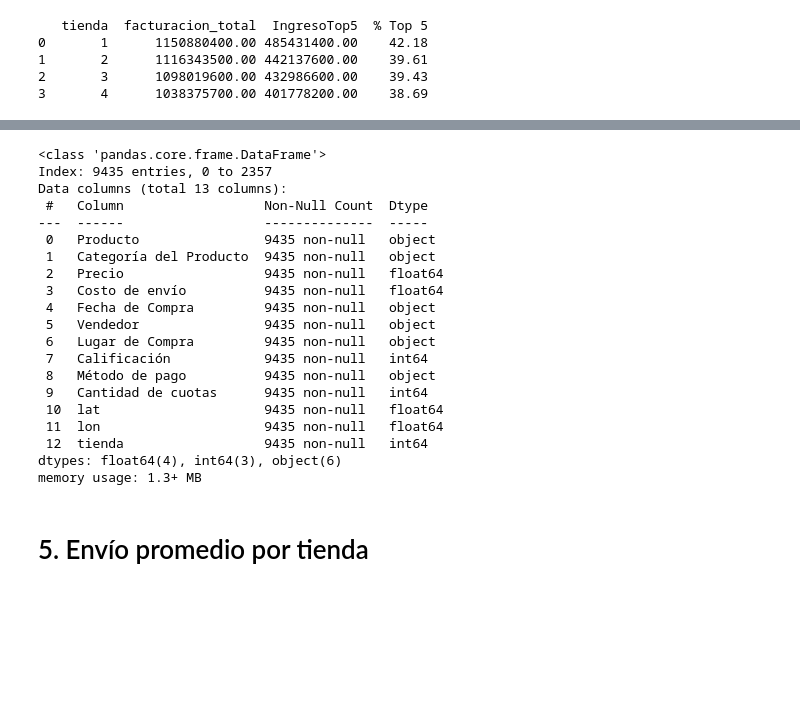
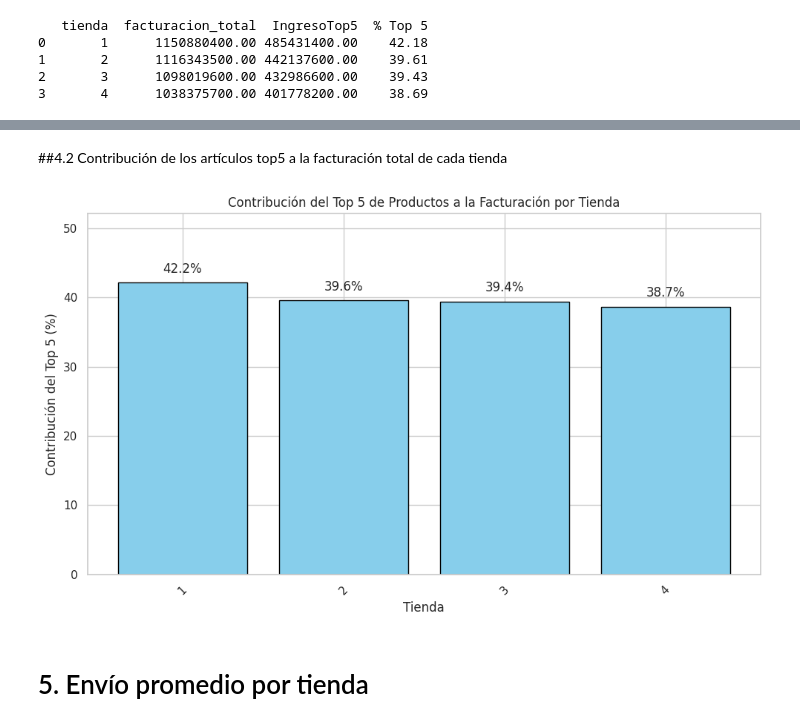
Before and after one commit to MaxCPietro/Challenge-PythonG8, a Jupyter notebook: AnalisisFacturacion_G8_C2.ipynb, the cells around one changed output, grey strips where cells are left out. Cells and saved outputs as stored; diff of their text form; code cells hidden in the pictures; blank space fills up the shorter version.

```diff
--- a/AnalisisFacturacion_G8_C2.ipynb
+++ b/AnalisisFacturacion_G8_C2.ipynb
@@ -473,26 +472,45 @@ plt.show()
-# %%
-df.info()
-# %% [output]
-<class 'pandas.core.frame.DataFrame'>
-Index: 9435 entries, 0 to 2357
-Data columns (total 13 columns):
- #   Column                  Non-Null Count  Dtype
----  ------                  --------------  -----
- 0   Producto                9435 non-null   object
- 1   Categoría del Producto  9435 non-null   object
- 2   Precio                  9435 non-null   float64
- 3   Costo de envío          9435 non-null   float64
- 4   Fecha de Compra         9435 non-null   object
- 5   Vendedor                9435 non-null   object
- 6   Lugar de Compra         9435 non-null   object
- 7   Calificación            9435 non-null   int64
- 8   Método de pago          9435 non-null   object
- 9   Cantidad de cuotas      9435 non-null   int64
- 10  lat                     9435 non-null   float64
- 11  lon                     9435 non-null   float64
- 12  tienda                  9435 non-null   int64
-dtypes: float64(4), int64(3), object(6)
-memory usage: 1.3+ MB
+# %% [markdown]
+##4.2 Contribución de los artículos top5 a la facturación total de cada tienda
+# %%
+import matplotlib.pyplot as plt
+
+def plot_contribucion_top5_matplotlib(comparacion: pd.DataFrame) -> None:
+    '''
+    Visualiza el porcentaje de contribución de los 5 productos más vendidos por tienda usando solo matplotlib.
+
+    Entrada:
+    - comparacion: DataFrame con columnas ['tienda', 'facturacion_total', 'IngresoTop5', '% Top 5']
+    '''
+
+    # Ordenar por % Top 5
+    comparacion_sorted = comparacion.sort_values(by='% Top 5', ascending=False)
+
+    # Extraer datos
+    tiendas = comparacion_sorted['tienda'].astype(str)
+    porcentajes = comparacion_sorted['% Top 5']
+
+    # Crear figura
+    plt.figure(figsize=(10, 6))
+    bars = plt.bar(tiendas, porcentajes, color='skyblue', edgecolor='black')
+
+    # Títulos y etiquetas
+    plt.title('Contribución del Top 5 de Productos a la Facturación por Tienda')
+    plt.xlabel('Tienda')
+    plt.ylabel('Contribución del Top 5 (%)')
+
+    # Mostrar valores arriba de las barras
+    for bar, pct in zip(bars, porcentajes):
+        plt.text(bar.get_x() + bar.get_width()/2, bar.get_height() + 1, f'{pct:.1f}%', ha='center', va='bottom')
+
+    plt.ylim(0, porcentajes.max() + 10)
+    plt.xticks(rotation=45)
+    plt.tight_layout()
+    plt.show()
+
+# Usar la función
+plot_contribucion_top5_matplotlib(comparacion)
+# %% [output]
+[figure, added]
 # %% [markdown]
 # 5. Envío promedio por tienda
 # %% [markdown]
```
Also changed, not shown: parts of 7 cells of this notebook.
